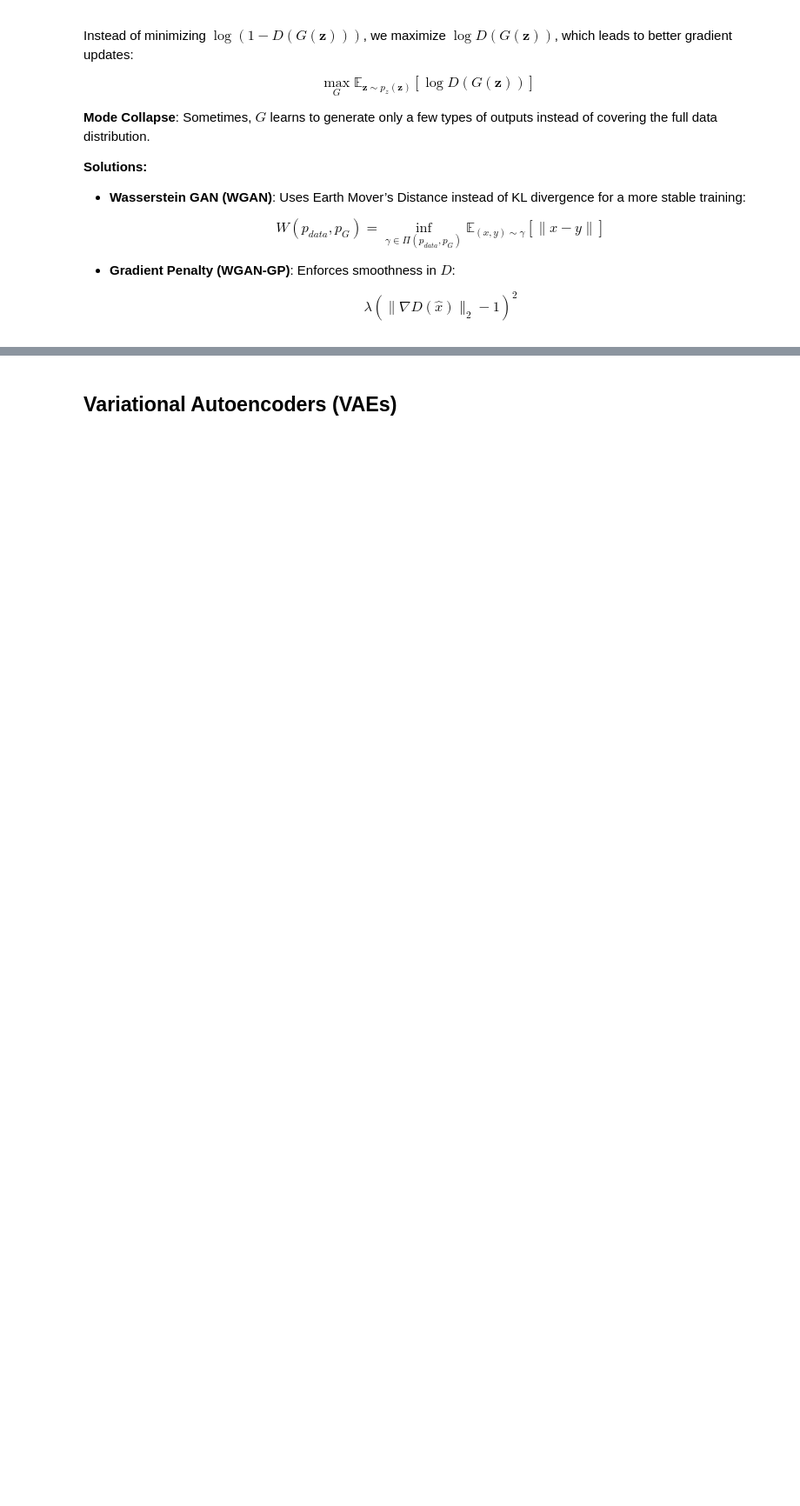
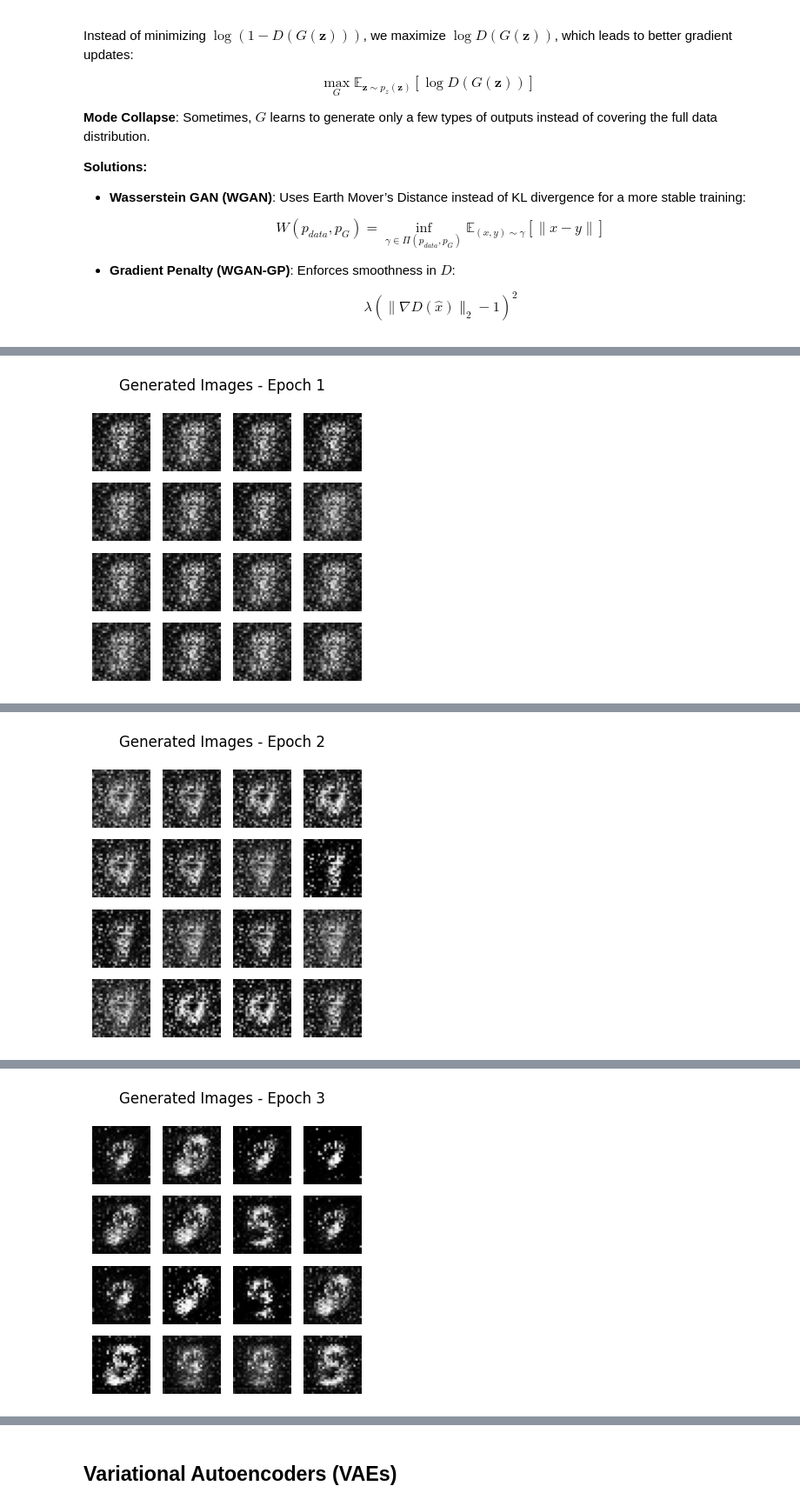
Before and after one commit to maxvonlancaster/gen-ai, a Jupyter notebook: src/104-dl-generative-models.ipynb, the cells around one changed output, grey strips where cells are left out. Shown at 87% size. Drawn from its saved outputs; the diff is of its cells as text; code cells hidden in the pictures; blank space fills up the shorter version.

```diff
--- a/src/104-dl-generative-models.ipynb
+++ b/src/104-dl-generative-models.ipynb
@@ -722,0 +563,74 @@ Epoch [50/50], d_loss: 0.52960604429245, g_loss: 2.6820068359375
+# %%
+import torch
+import torch.nn as nn
+import torch.optim as optim
+from torchvision import datasets, transforms
+from torch.utils.data import DataLoader
+import matplotlib.pyplot as plt # Needed for visualization
+
+# 1. Setup Device
+device = torch.device('cuda' if torch.cuda.is_available() else 'cpu')
+
+# 2. Hyperparameters
+latent_size, image_size, batch_size, lr = 64, 784, 128, 0.0002
+
+# 3. Data
+transform = transforms.Compose([transforms.ToTensor(), transforms.Normalize((0.5,), (0.5,))])
+train_loader = DataLoader(datasets.MNIST(root='./data', train=True, transform=transform, download=True),
+                          batch_size=batch_size, shuffle=True, drop_last=True)
+
+# 4. Simple Models
+netG = nn.Sequential(
+    nn.Linear(latent_size, 256), nn.ReLU(),
+    nn.Linear(256, 512), nn.ReLU(),
+    nn.Linear(512, image_size), nn.Tanh()
+).to(device)
+
+netD = nn.Sequential(
+    nn.Linear(image_size, 512), nn.LeakyReLU(0.2),
+    nn.Linear(512, 256), nn.LeakyReLU(0.2),
+    nn.Linear(256, 1), nn.Sigmoid()
+).to(device)
+
+# 5. Training Setup
+criterion = nn.BCELoss()
+optG = optim.Adam(netG.parameters(), lr=lr, betas=(0.5, 0.999))
+optD = optim.Adam(netD.parameters(), lr=lr, betas=(0.5, 0.999))
+
+# 6. Training Loop
+for epoch in range(5):
+    for i, (real_imgs, _) in enumerate(train_loader):
+        real_imgs = real_imgs.view(batch_size, -1).to(device)
+        labels_real = torch.ones(batch_size, 1).to(device)
+        labels_fake = torch.zeros(batch_size, 1).to(device)
+
+        # Train Discriminator
+        optD.zero_grad()
+        noise = torch.randn(batch_size, latent_size).to(device)
+        fake_imgs = netG(noise)
+        d_loss = criterion(netD(real_imgs), labels_real) + \
+                 criterion(netD(fake_imgs.detach()), labels_fake)
+        d_loss.backward()
+        optD.step()
+
+        # Train Generator
+        optG.zero_grad()
+        g_loss = criterion(netD(fake_imgs), labels_real)
+        g_loss.backward()
+        optG.step()
+
+    print(f"Epoch {epoch+1} | D Loss: {d_loss.item():.4f} | G Loss: {g_loss.item():.4f}")
+
+    # --- VISUALIZATION BLOCK ---
+    with torch.no_grad():
+        test_noise = torch.randn(16, latent_size).to(device)
+        generated_imgs = netG(test_noise).view(-1, 28, 28).cpu()
+
+        plt.figure(figsize=(4, 4))
+        for j in range(16):
+            plt.subplot(4, 4, j+1)
+            plt.imshow(generated_imgs[j], cmap='gray')
+            plt.axis('off')
+        plt.suptitle(f"Generated Images - Epoch {epoch+1}")
+        plt.show()
+# %% [output]
@@ -722,0 +638 @@ Epoch [50/50], d_loss: 0.52960604429245, g_loss: 2.6820068359375
+[figure, added]
@@ -722,0 +640 @@ Epoch [50/50], d_loss: 0.52960604429245, g_loss: 2.6820068359375
+[figure, added]
@@ -722,0 +642 @@ Epoch [50/50], d_loss: 0.52960604429245, g_loss: 2.6820068359375
+[figure, added]
```
Also changed, not shown: parts of 6 cells of this notebook, 3 other files.
